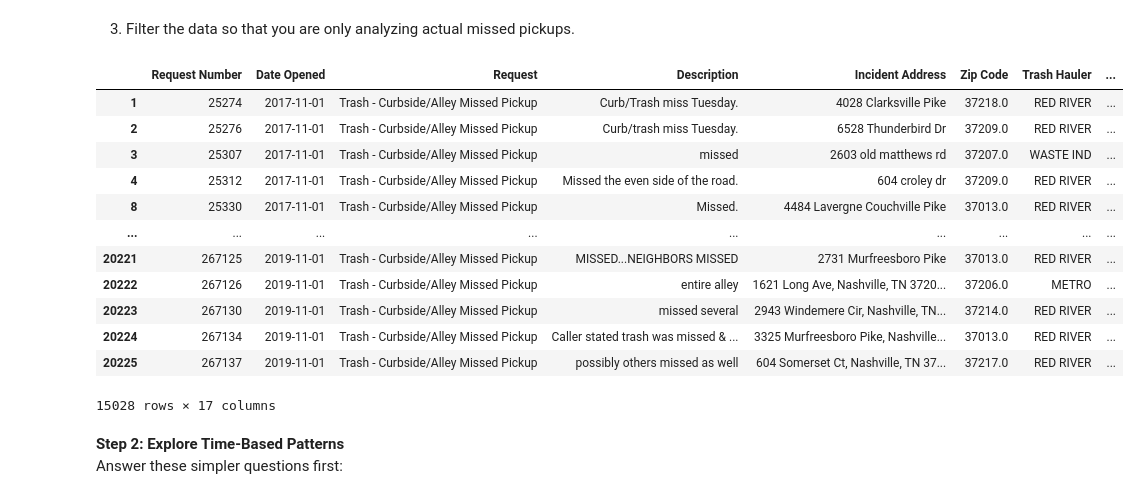
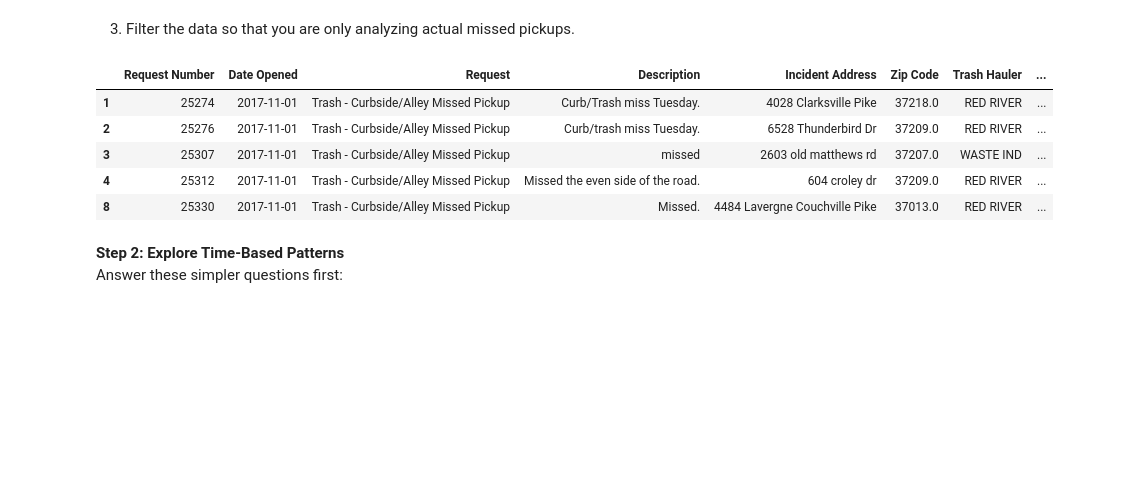
Before and after one commit to nss-data-science-cohort-9/trash-pickups-ADoddala, a Jupyter notebook: notebooks/trash_pickup_datetime_excercise.ipynb, the cells around one changed output. Drawn from its saved outputs; the diff is of its cells as text; code cells hidden in the pictures; blank space fills up the shorter version.

```diff
--- a/notebooks/trash_pickup_datetime_excercise.ipynb
+++ b/notebooks/trash_pickup_datetime_excercise.ipynb
@@ -107,22 +97,17 @@ trash_report.head()
 # %% [markdown]
 3. Filter the data so that you are only analyzing actual missed pickups.
 # %%
-filter_trash_report= trash_report[trash_report['Request'].str.contains("Trash - Curbside/Alley Missed Pickup")]
-filter_trash_report
+#filter the data for only actual missed pickups
+
+filter_trash_report= trash_report[trash_report['Request'].str.contains('Trash - Curbside/Alley Missed Pickup')]
+filter_trash_report.head()
 # %% [output]
 |  | Request Number | Date Opened | Request | Description | Incident Address | Zip Code | Trash Hauler | ... |
 | 1 | 25274 | 2017-11-01 | Trash - Curbside/Alley Missed Pickup | Curb/Trash miss Tuesday. | 4028 Clarksville Pike | 37218.0 | RED RIVER | ... |
 | 2 | 25276 | 2017-11-01 | Trash - Curbside/Alley Missed Pickup | Curb/trash miss Tuesday. | 6528 Thunderbird Dr | 37209.0 | RED RIVER | ... |
 | 3 | 25307 | 2017-11-01 | Trash - Curbside/Alley Missed Pickup | missed | 2603 old matthews rd | 37207.0 | WASTE IND | ... |
 | 4 | 25312 | 2017-11-01 | Trash - Curbside/Alley Missed Pickup | Missed the even side of the road. | 604 croley dr | 37209.0 | RED RIVER | ... |
 | 8 | 25330 | 2017-11-01 | Trash - Curbside/Alley Missed Pickup | Missed. | 4484 Lavergne Couchville Pike | 37013.0 | RED RIVER | ... |
-| ... | ... | ... | ... | ... | ... | ... | ... | ... |
-| 20221 | 267125 | 2019-11-01 | Trash - Curbside/Alley Missed Pickup | MISSED...NEIGHBORS MISSED | 2731 Murfreesboro Pike | 37013.0 | RED RIVER | ... |
-| 20222 | 267126 | 2019-11-01 | Trash - Curbside/Alley Missed Pickup | entire alley | 1621 Long Ave, Nashville, TN 3720... | 37206.0 | METRO | ... |
-| 20223 | 267130 | 2019-11-01 | Trash - Curbside/Alley Missed Pickup | missed several | 2943 Windemere Cir, Nashville, TN... | 37214.0 | RED RIVER | ... |
-| 20224 | 267134 | 2019-11-01 | Trash - Curbside/Alley Missed Pickup | Caller stated trash was missed & ... | 3325 Murfreesboro Pike, Nashville... | 37013.0 | RED RIVER | ... |
-| 20225 | 267137 | 2019-11-01 | Trash - Curbside/Alley Missed Pickup | possibly others missed as well | 604 Somerset Ct, Nashville, TN 37... | 37217.0 | RED RIVER | ... |
-15028 rows × 17 columns
 # %% [markdown]
 **Step 2: Explore Time-Based Patterns**
 Answer these simpler questions first:
```
Also changed, not shown: parts of 38 cells of this notebook.
